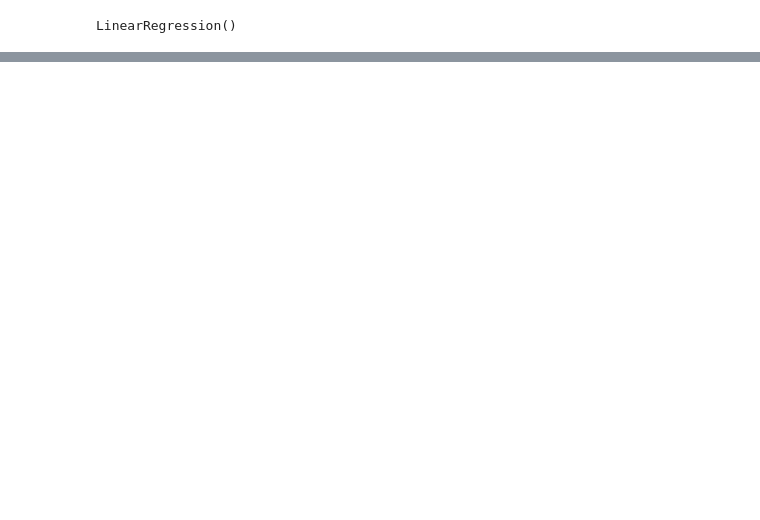
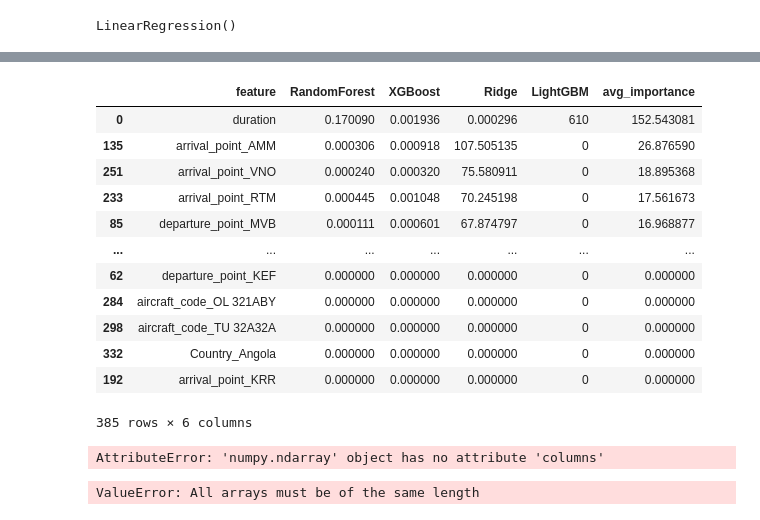
Before and after one commit to marcok10/ds-ml-project, a Jupyter notebook: data_stacking.ipynb, the cells around one changed output, grey strips where cells are left out. Drawn from its saved outputs; the diff is of its cells as text; code cells hidden in the pictures; blank space fills up the shorter version.

```diff
--- a/data_stacking.ipynb
+++ b/data_stacking.ipynb
@@ -19,8 +36,8 @@ y = df_train_prepro['target']
 X = df_train_prepro.drop(columns=['target', 'Unnamed: 0'])
 # %%
  # Define the categorical features
-num_col = ['duration']
-cat_col = ['departure_point', 'arrival_point', 'flight_status', 'aircraft_code']
+num_col = ['duration', 'holiday_length']
+cat_col = ['departure_point', 'arrival_point', 'flight_status', 'aircraft_code', 'is_holiday', 'Country']
 
 # Fit and transform categorical columns
 encoder = OneHotEncoder(sparse=False, handle_unknown='ignore')
@@ -118,7 +169,7 @@ lgbm = LGBMRegressor(random_state=42)
 # Meta-model
 linear_model = LinearRegression()
 # %%
-X_train_1, X_train_2, y_train_1, y_train_2 = train_test_split(X, y, stratify=y, test_size=0.2, random_state=RSEED)
+X_train_1, X_train_2, y_train_1, y_train_2 = train_test_split(X_encoded, y, stratify=y, test_size=0.2, random_state=RSEED)
 # %%
 # Fit all the base estimators on the 1st half of the train dataset
 rf_model = random_forest.fit(X_train_1, y_train_1)
@@ -171 +223,45 @@ R2 Score: 0.07648609153972563
 Stacking RMSE: 35.15
+# %%
+# Get feature importances from each base model and display them
+
+# Random Forest feature importances
+rf_importances = rf_model.feature_importances_
+
+# XGBoost feature importances
+xgb_importances = xgb_model.feature_importances_
+
+# Ridge feature coefficients (absolute value for importance)
+ridge_importances = np.abs(ridge_model.coef_)
+
+# LightGBM feature importances
+lgbm_importances = lgbm_model.feature_importances_
+
+# Feature names
+feature_names = num_col + list(encoded_cat_cols)
+
+# Create a DataFrame for each model's importances
+importances_df = pd.DataFrame({
+    'feature': feature_names,
+    'RandomForest': rf_importances,
+    'XGBoost': xgb_importances,
+    'Ridge': ridge_importances,
+    'LightGBM': lgbm_importances
+})
+
+# Show top 15 features by average importance across models
+importances_df['avg_importance'] = importances_df[['RandomForest', 'XGBoost', 'Ridge', 'LightGBM']].mean(axis=1)
+importances_df.sort_values('avg_importance', ascending=False)
+# %% [output]
+|  | feature | RandomForest | XGBoost | Ridge | LightGBM | avg_importance |
+| 0 | duration | 0.170090 | 0.001936 | 0.000296 | 610 | 152.543081 |
+| 135 | arrival_point_AMM | 0.000306 | 0.000918 | 107.505135 | 0 | 26.876590 |
+| 251 | arrival_point_VNO | 0.000240 | 0.000320 | 75.580911 | 0 | 18.895368 |
+| 233 | arrival_point_RTM | 0.000445 | 0.001048 | 70.245198 | 0 | 17.561673 |
+| 85 | departure_point_MVB | 0.000111 | 0.000601 | 67.874797 | 0 | 16.968877 |
+| ... | ... | ... | ... | ... | ... | ... |
+| 62 | departure_point_KEF | 0.000000 | 0.000000 | 0.000000 | 0 | 0.000000 |
+| 284 | aircraft_code_OL 321ABY | 0.000000 | 0.000000 | 0.000000 | 0 | 0.000000 |
+| 298 | aircraft_code_TU 32A32A | 0.000000 | 0.000000 | 0.000000 | 0 | 0.000000 |
+| 332 | Country_Angola | 0.000000 | 0.000000 | 0.000000 | 0 | 0.000000 |
+| 192 | arrival_point_KRR | 0.000000 | 0.000000 | 0.000000 | 0 | 0.000000 |
+385 rows × 6 columns
@@ -171,0 +298,19 @@ Stacking RMSE: 35.15
+# %%
+# For linear_model (LinearRegression), use coef_ instead of feature_importances_
+feature_names = num_col + list(encoded_cat_cols)
+fi = pd.DataFrame({
+    'feature': feature_names,
+    'importance': linear_model.coef_.flatten()
+}).sort_values('importance', ascending=False)
+fi.head()
+# %% [output]
+AttributeError: 'numpy.ndarray' object has no attribute 'columns'
+# %%
+meta_feature_names = ['rf_pred', 'xgb_pred', 'ridge_pred', 'lgbm_pred']
+fi = pd.DataFrame({
+    'feature': meta_feature_names,
+    'importance': linear_model.coef_.flatten()
+}).sort_values('importance', ascending=False)
+fi.head()
+# %% [output]
+ValueError: All arrays must be of the same length
```
Also changed, not shown: parts of 13 cells of this notebook, 18 other files.
